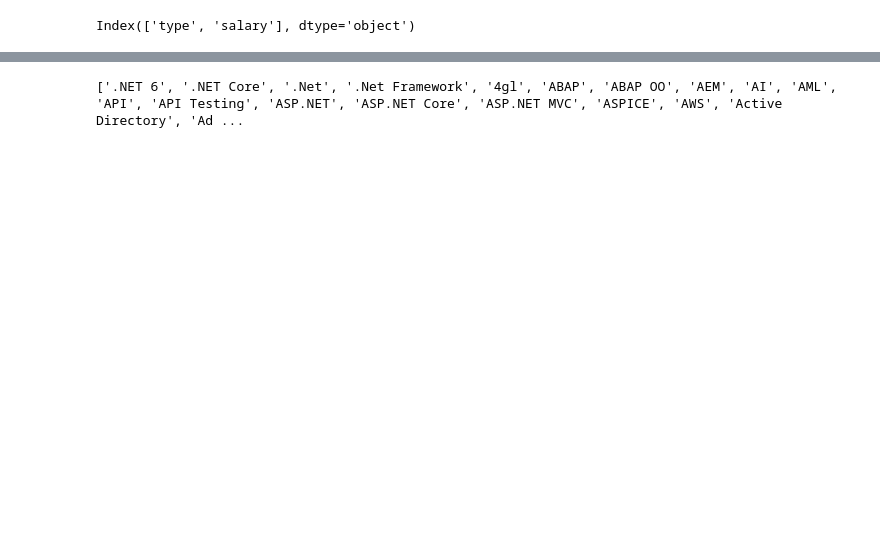
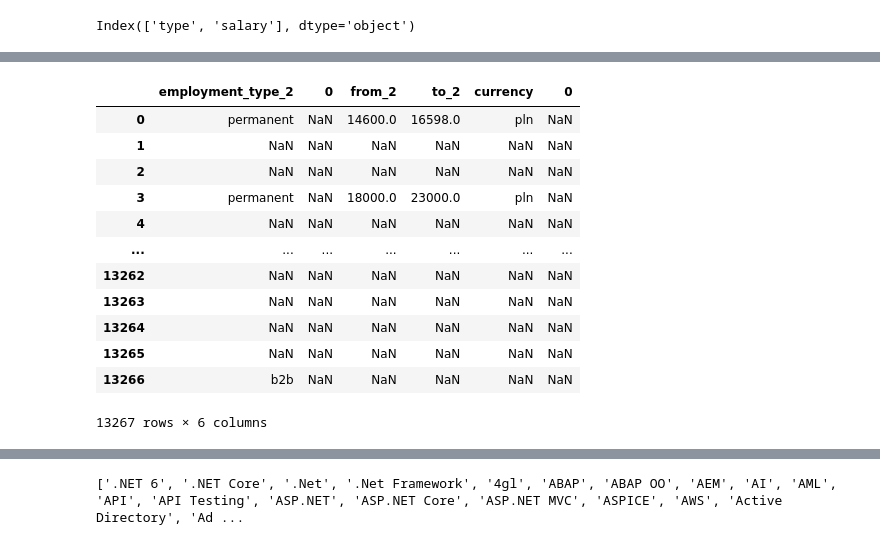
Before and after one commit to dmarszalik/predict_salaries, a Jupyter notebook: predict_salaries.ipynb, the cells around one changed output, grey strips where cells are left out. Cells and saved outputs as stored; diff of their text form; code cells hidden in the pictures; blank space fills up the shorter version.

```diff
--- a/predict_salaries.ipynb
+++ b/predict_salaries.ipynb
@@ -65,7 +100,23 @@ df_emplyment_types_l.rename(columns={'type': 'emplyment_type'}, inplace=True)
 # %%
-df_emplyment_types_2 = df_emplyment_types[1].apply(pd.Series)
+df_employment_types_2 = df_employment_types[1].apply(pd.Series)
 # %%
-df_emplyment_types_2 = pd.concat([df_emplyment_types_2.drop(['salary'], axis=1), df_emplyment_types_2['salary'].apply(pd.Series)], axis=1)
+df_employment_types_2 = pd.concat([df_employment_types_2.drop(['salary'], axis=1), df_employment_types_2['salary'].apply(pd.Series)], axis=1)
 # %%
-df_emplyment_types_2.rename(columns={'type': 'emplyment_type'}, inplace=True)
+df_employment_types_2.rename(columns={'type': 'employment_type_2', 'from': 'from_2','to': 'to_2'}, inplace=True)
+# %%
+df_employment_types_2
+# %% [output]
+|  | employment_type_2 | 0 | from_2 | to_2 | currency | 0 |
+| 0 | permanent | NaN | 14600.0 | 16598.0 | pln | NaN |
+| 1 | NaN | NaN | NaN | NaN | NaN | NaN |
+| 2 | NaN | NaN | NaN | NaN | NaN | NaN |
+| 3 | permanent | NaN | 18000.0 | 23000.0 | pln | NaN |
+| 4 | NaN | NaN | NaN | NaN | NaN | NaN |
+| ... | ... | ... | ... | ... | ... | ... |
+| 13262 | NaN | NaN | NaN | NaN | NaN | NaN |
+| 13263 | NaN | NaN | NaN | NaN | NaN | NaN |
+| 13264 | NaN | NaN | NaN | NaN | NaN | NaN |
+| 13265 | NaN | NaN | NaN | NaN | NaN | NaN |
+| 13266 | b2b | NaN | NaN | NaN | NaN | NaN |
+13267 rows × 6 columns
 # %%
```
Also changed, not shown: parts of 28 cells of this notebook.
